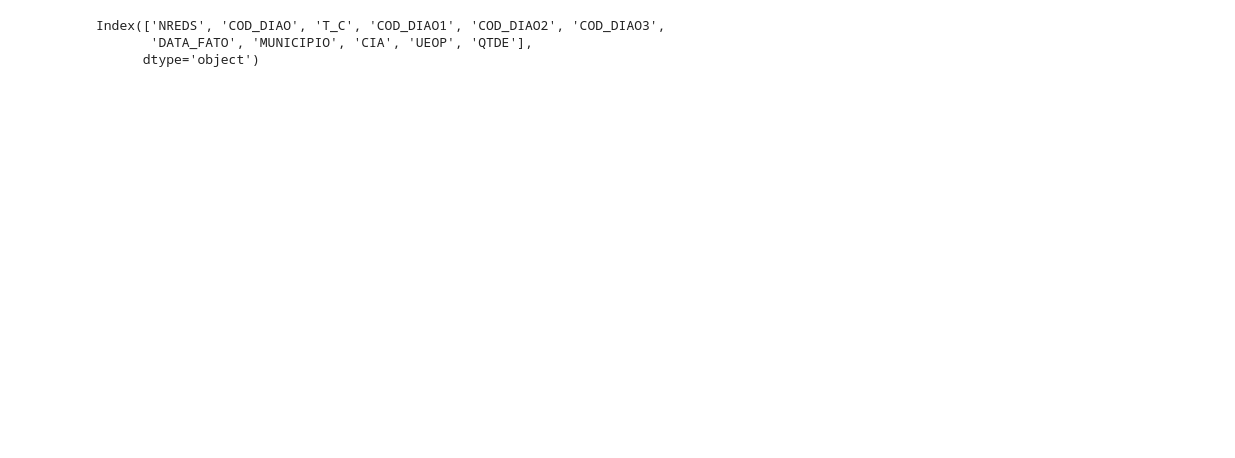
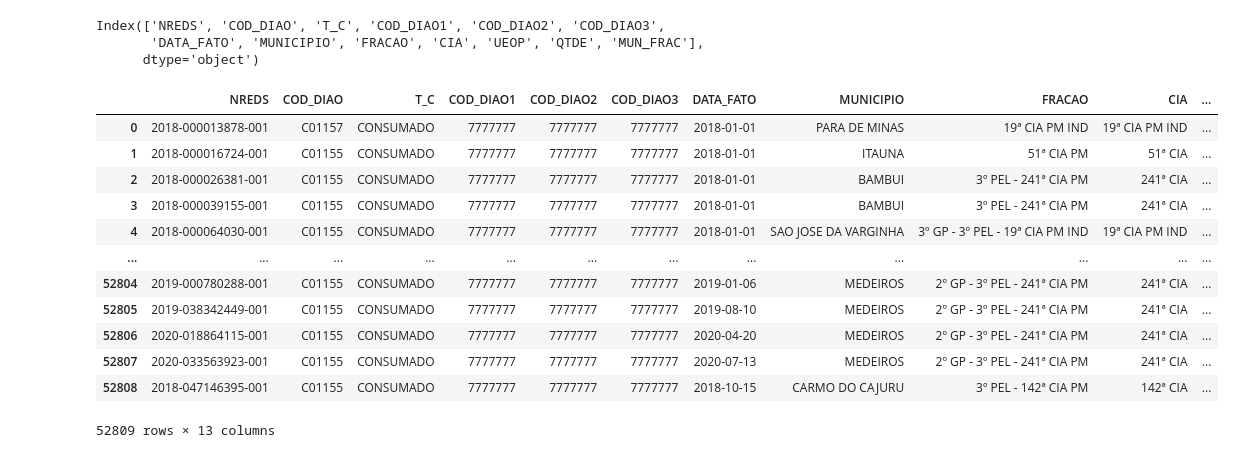
Before and after one commit to evandromaster/reports, a Jupyter notebook: report.ipynb, the cells around one changed output. Cells and saved outputs as stored; diff of their text form; code cells hidden in the pictures; blank space fills up the shorter version.

```diff
--- a/report.ipynb
+++ b/report.ipynb
@@ -3,16 +3,34 @@
 import pandas as pd
 import numpy as np
 from datetime import datetime, timedelta
-import datetime
+#import datetime
 import pendulum
 df_ocorrencias = pd.read_sql_table('tbl_crimes', 'sqlite:///gdo.db',
                        columns =['NREDS', 'COD_DIAO', 'T_C', 'COD_DIAO1','COD_DIAO2','COD_DIAO3','DATA_FATO', 'MUNICIPIO',
-                                 'CIA', 'UEOP', 'QTDE'])
+                                 'FRACAO', 'CIA', 'UEOP', 'QTDE'])
+
+df_ocorrencias['MUN_FRAC'] = df_ocorrencias[['MUNICIPIO', 'FRACAO']].apply(lambda x: ' | '.join(x), axis=1)
 df_ocorrencias.columns
 # %% [output]
 Index(['NREDS', 'COD_DIAO', 'T_C', 'COD_DIAO1', 'COD_DIAO2', 'COD_DIAO3',
-       'DATA_FATO', 'MUNICIPIO', 'CIA', 'UEOP', 'QTDE'],
+       'DATA_FATO', 'MUNICIPIO', 'FRACAO', 'CIA', 'UEOP', 'QTDE', 'MUN_FRAC'],
       dtype='object')
+# %%
+df_ocorrencias
+# %% [output]
+|  | NREDS | COD_DIAO | T_C | COD_DIAO1 | COD_DIAO2 | COD_DIAO3 | DATA_FATO | MUNICIPIO | FRACAO | CIA | ... |
+| 0 | 2018-000013878-001 | C01157 | CONSUMADO | 7777777 | 7777777 | 7777777 | 2018-01-01 | PARA DE MINAS | 19ª CIA PM IND | 19ª CIA PM IND | ... |
+| 1 | 2018-000016724-001 | C01155 | CONSUMADO | 7777777 | 7777777 | 7777777 | 2018-01-01 | ITAUNA | 51ª CIA PM | 51ª CIA | ... |
+| 2 | 2018-000026381-001 | C01155 | CONSUMADO | 7777777 | 7777777 | 7777777 | 2018-01-01 | BAMBUI | 3º PEL - 241ª CIA PM | 241ª CIA | ... |
+| 3 | 2018-000039155-001 | C01155 | CONSUMADO | 7777777 | 7777777 | 7777777 | 2018-01-01 | BAMBUI | 3º PEL - 241ª CIA PM | 241ª CIA | ... |
+| 4 | 2018-000064030-001 | C01155 | CONSUMADO | 7777777 | 7777777 | 7777777 | 2018-01-01 | SAO JOSE DA VARGINHA | 3º GP - 3º PEL - 19ª CIA PM IND | 19ª CIA PM IND | ... |
+| ... | ... | ... | ... | ... | ... | ... | ... | ... | ... | ... | ... |
+| 52804 | 2019-000780288-001 | C01155 | CONSUMADO | 7777777 | 7777777 | 7777777 | 2019-01-06 | MEDEIROS | 2º GP - 3º PEL - 241ª CIA PM | 241ª CIA | ... |
+| 52805 | 2019-038342449-001 | C01155 | CONSUMADO | 7777777 | 7777777 | 7777777 | 2019-08-10 | MEDEIROS | 2º GP - 3º PEL - 241ª CIA PM | 241ª CIA | ... |
+| 52806 | 2020-018864115-001 | C01155 | CONSUMADO | 7777777 | 7777777 | 7777777 | 2020-04-20 | MEDEIROS | 2º GP - 3º PEL - 241ª CIA PM | 241ª CIA | ... |
+| 52807 | 2020-033563923-001 | C01155 | CONSUMADO | 7777777 | 7777777 | 7777777 | 2020-07-13 | MEDEIROS | 2º GP - 3º PEL - 241ª CIA PM | 241ª CIA | ... |
+| 52808 | 2018-047146395-001 | C01155 | CONSUMADO | 7777777 | 7777777 | 7777777 | 2018-10-15 | CARMO DO CAJURU | 3º PEL - 142ª CIA PM | 142ª CIA | ... |
+52809 rows × 13 columns
 # %%
 # definição das datas limites na  automação do código
 #3 dias  anteriores 2019
```
Also changed, not shown: parts of 7 cells of this notebook, 1 other file.
